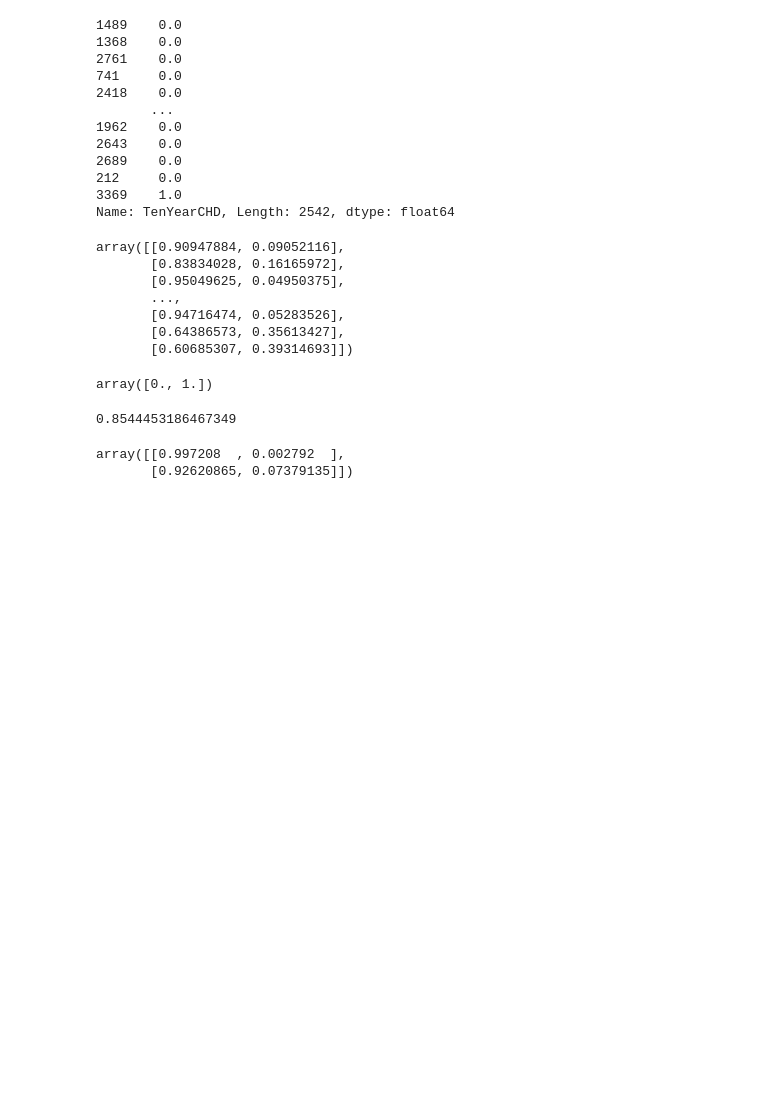
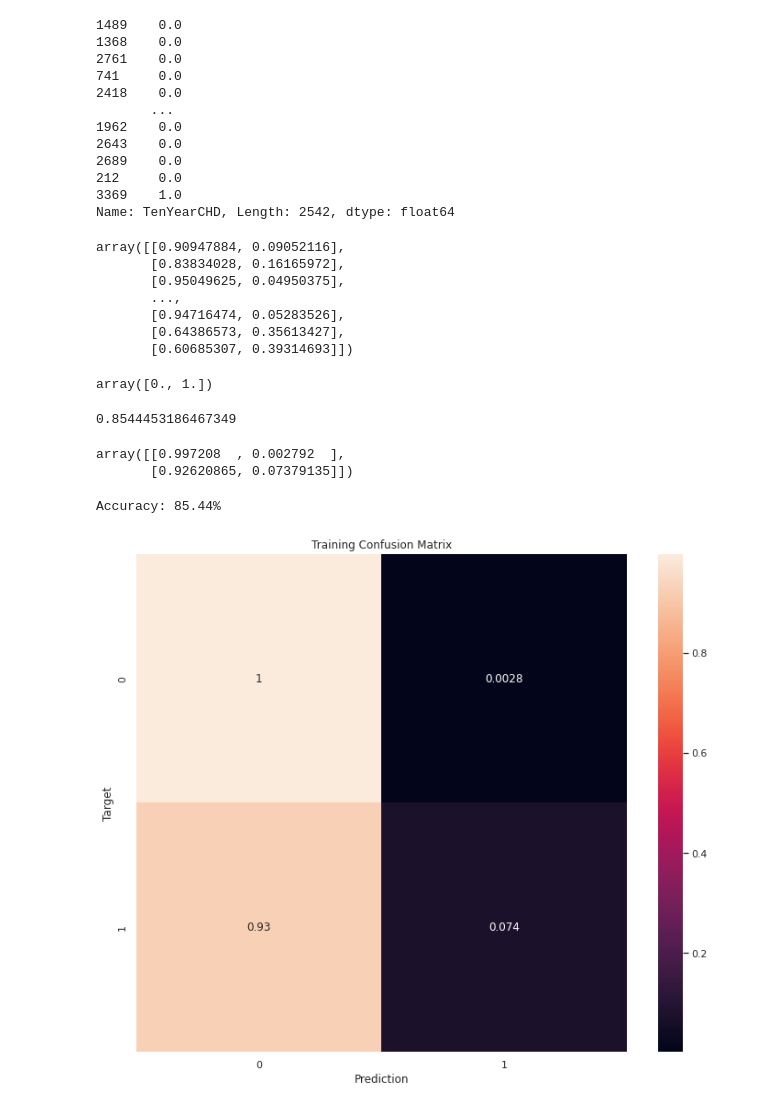
Before and after one commit to Esa1997/ML_Assignment2_IT18174854_IT18165944_IT18148596_IT18037616, a Jupyter notebook: Heart_Disease_Prediction.ipynb, the cells around one changed output. Saved outputs shown, nothing was run; the diff lists cells and outputs as text; code cells hidden in the pictures; blank space fills up the shorter version.

Commit message:
predict training

```diff
--- a/Heart_Disease_Prediction.ipynb
+++ b/Heart_Disease_Prediction.ipynb
@@ -252,3 +252,24 @@ confusion_matrix(train_df[target_col], train_preds, normalize='true')
 # %% [output]
 array([[0.997208  , 0.002792  ],
        [0.92620865, 0.07379135]])
+# %%
+#plot matrix
+def predict_and_plot(inputs, targets, name=''):
+    preds = model.predict(inputs)
+
+    accuracy = accuracy_score(targets, preds)
+    print("Accuracy: {:.2f}%".format(accuracy * 100))
+
+    cf = confusion_matrix(targets, preds, normalize='true')
+    plt.figure(figsize=(12, 10))
+    sns.heatmap(cf, annot=True)
+    plt.xlabel('Prediction')
+    plt.ylabel('Target')
+    plt.title('{} Confusion Matrix'.format(name));
+
+    return preds
+
+predict_and_plot(X_train, train_df[target_col], 'Training');
+# %% [output]
+Accuracy: 85.44%
+[figure, added]
```
